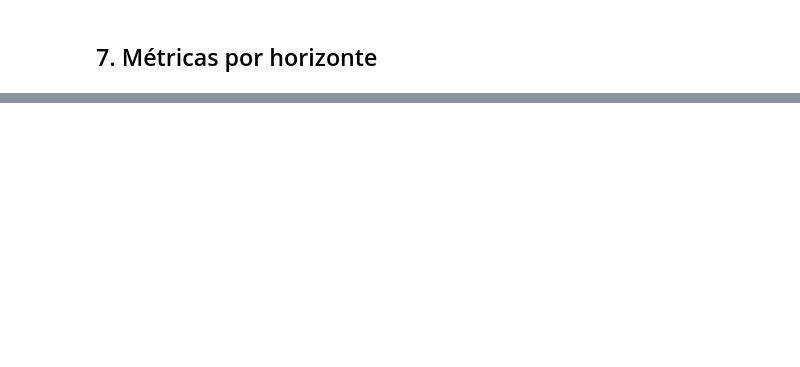
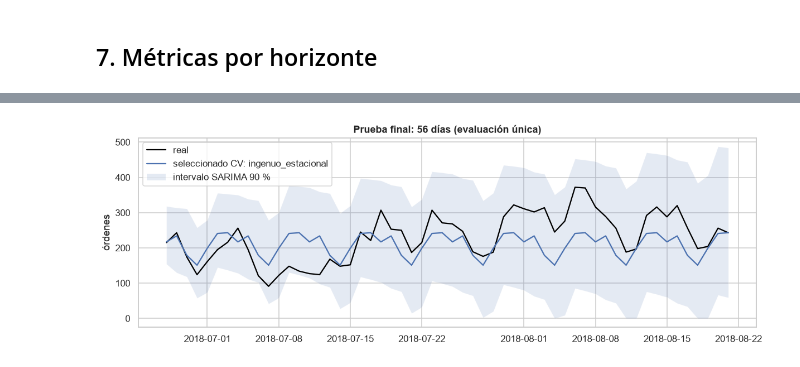
Before and after one commit to tomasguzman0925-ship-it/Taller-ML, a Jupyter notebook: notebooks/B_series.ipynb, the cells around one changed output, grey strips where cells are left out. Cells and saved outputs as stored; diff of their text form; code cells hidden in the pictures; blank space fills up the shorter version.

```diff
--- a/notebooks/B_series.ipynb
+++ b/notebooks/B_series.ipynb
@@ -119,0 +371,16 @@ conformales (residuos de walk-forward). Reportar cobertura con `ts.cobertura_emp
+# %%
+cuantiles_error = {}
+for estrategia in ["recursivo", "directo"]:
+    errores = calibracion_lgbm.loc[
+        calibracion_lgbm["modelo"] == f"lightgbm_{estrategia}", "y"
+    ].to_numpy() - calibracion_lgbm.loc[
+        calibracion_lgbm["modelo"] == f"lightgbm_{estrategia}", "yhat"
+    ].to_numpy()
+    cuantiles_error[estrategia] = np.quantile(np.abs(errores), 0.90, method="higher")
+print("Cuantiles conformales absolutos, calibración reservada:", cuantiles_error)
+display(sarima_intervalos[sarima_intervalos["pliegue"] >= len(pliegues_seleccion)].groupby("pliegue").apply(
+    lambda grupo: pd.Series({
+        "cobertura_SARIMA": ((grupo["y"] >= grupo["inferior"]) & (grupo["y"] <= grupo["superior"])).mean(),
+        "ancho_medio": (grupo["superior"] - grupo["inferior"]).mean(),
+    }), include_groups=False
+).round(3))
@@ -124,5 +397,80 @@ conformales (residuos de walk-forward). Reportar cobertura con `ts.cobertura_emp
 # %%
-# Modelo final para el Módulo D: entrenado con todo lo anterior a la prueba
-config.MODELS_DIR.mkdir(exist_ok=True)
-modelo_final = ts.entrenar_lightgbm(y_trval, random_state=RANDOM_STATE)
-joblib.dump(modelo_final, config.MODELS_DIR / "lightgbm_series.joblib")
+resultados_prueba = {
+    "ingenuo": ts.pronostico_ingenuo(y_trval, len(y_prueba)).to_numpy(),
+    "ingenuo_estacional": ts.pronostico_ingenuo_estacional(y_trval, len(y_prueba)).to_numpy(),
+}
+
+modelo_sarima_final = SARIMAX(
+    y_trval.astype(float), order=(1, 1, 1),
+    seasonal_order=(1, 0, 1, config.ESTACIONALIDAD),
+    enforce_stationarity=False, enforce_invertibility=False,
+).fit(disp=False, maxiter=150)
+pronostico_sarima_final = modelo_sarima_final.get_forecast(steps=len(y_prueba))
+resultados_prueba["sarima"] = pronostico_sarima_final.predicted_mean.clip(lower=0).to_numpy()
+intervalo_sarima_prueba = pronostico_sarima_final.conf_int(alpha=0.10)
+
+modelos_finales_lgbm = {}
+for estrategia in ["recursivo", "directo"]:
+    nombre = mejores_estrategia[estrategia]
+    parametros = parametros_elegidos[nombre]
+    if estrategia == "recursivo":
+        modelo_final = ts.entrenar_lightgbm(y_trval, random_state=RANDOM_STATE, **parametros)
+        prediccion_final = ts.pronostico_recursivo(modelo_final, y_trval, len(y_prueba))
+    else:
+        modelo_final = ts.entrenar_lightgbm_directo(y_trval, random_state=RANDOM_STATE, **parametros)
+        prediccion_final = ts.pronostico_directo(modelo_final, y_trval, len(y_prueba))
+    modelos_finales_lgbm[estrategia] = modelo_final
+    resultados_prueba[f"lightgbm_{estrategia}"] = prediccion_final.clip(lower=0).to_numpy()
+
+tabla_prueba = pd.DataFrame(
+    {nombre: ts.metricas(y_prueba.to_numpy(), pred) for nombre, pred in resultados_prueba.items()}
+).T.sort_values("MAE")
+display(tabla_prueba.round(2))
+print("Selección previa a la prueba:", ganador_cv)
+
+ganador_lgbm = min(
+    ["recursivo", "directo"],
+    key=lambda estrategia: resumen_seleccion.loc[f"lightgbm_{estrategia}", ("MAE", "mean")],
+)
+modelo_lgbm_guardado = modelos_finales_lgbm[ganador_lgbm]
+config.MODELS_DIR.mkdir(parents=True, exist_ok=True)
+ruta_modelo = config.MODELS_DIR / "lightgbm_series.joblib"
+joblib.dump({
+    "modelo": modelo_lgbm_guardado,
+    "estrategia": ganador_lgbm,
+    "parametros": parametros_elegidos[mejores_estrategia[ganador_lgbm]],
+    "features": list(modelo_lgbm_guardado.feature_name_),
+    "fecha_corte_entrenamiento": y_trval.index.max().isoformat(),
+}, ruta_modelo)
+print("Artefacto para D:", ruta_modelo, "estrategia:", ganador_lgbm)
+
+q_intervalo = cuantiles_error[ganador_lgbm]
+pred_lgbm_prueba = resultados_prueba[f"lightgbm_{ganador_lgbm}"]
+limite_inferior_lgbm = np.maximum(pred_lgbm_prueba - q_intervalo, 0)
+limite_superior_lgbm = pred_lgbm_prueba + q_intervalo
+cobertura_lgbm = ((y_prueba.to_numpy() >= limite_inferior_lgbm)
+                   & (y_prueba.to_numpy() <= limite_superior_lgbm)).mean()
+cobertura_sarima = (
+    (y_prueba.to_numpy() >= np.maximum(intervalo_sarima_prueba.iloc[:, 0].to_numpy(), 0))
+    & (y_prueba.to_numpy() <= intervalo_sarima_prueba.iloc[:, 1].to_numpy())
+).mean()
+print(f"Cobertura prueba 90 %: SARIMA={cobertura_sarima:.1%}; LightGBM conformal={cobertura_lgbm:.1%}; "
+      f"ancho medio LightGBM={np.mean(limite_superior_lgbm - limite_inferior_lgbm):.1f}")
+
+fig, ax = plt.subplots(figsize=(13, 4))
+ax.plot(y_prueba.index, y_prueba, color="black", label="real")
+ax.plot(y_prueba.index, resultados_prueba[ganador_cv], label=f"seleccionado CV: {ganador_cv}")
+ax.fill_between(y_prueba.index, np.maximum(intervalo_sarima_prueba.iloc[:, 0], 0),
+                intervalo_sarima_prueba.iloc[:, 1], alpha=0.15, label="intervalo SARIMA 90 %")
+ax.set(title="Prueba final: 56 días (evaluación única)", ylabel="órdenes")
+ax.legend()
+guardar(fig, "prueba_final", "B_series")
+display(fig)
+metricas_horizonte_prueba = ts.metricas_por_horizonte(
+    pd.concat([
+        ts.a_formato_largo(nombre, y_prueba.index[0] - pd.Timedelta(days=1), y_prueba, pd.Series(pred, index=y_prueba.index))
+        for nombre, pred in resultados_prueba.items()
+    ], ignore_index=True)
+)
+display(metricas_horizonte_prueba)
+# %% [output]
@@ -128,0 +486 @@ joblib.dump(modelo_final, config.MODELS_DIR / "lightgbm_series.joblib")
+[figure, added]
```
Also changed, not shown: parts of 16 cells of this notebook.
